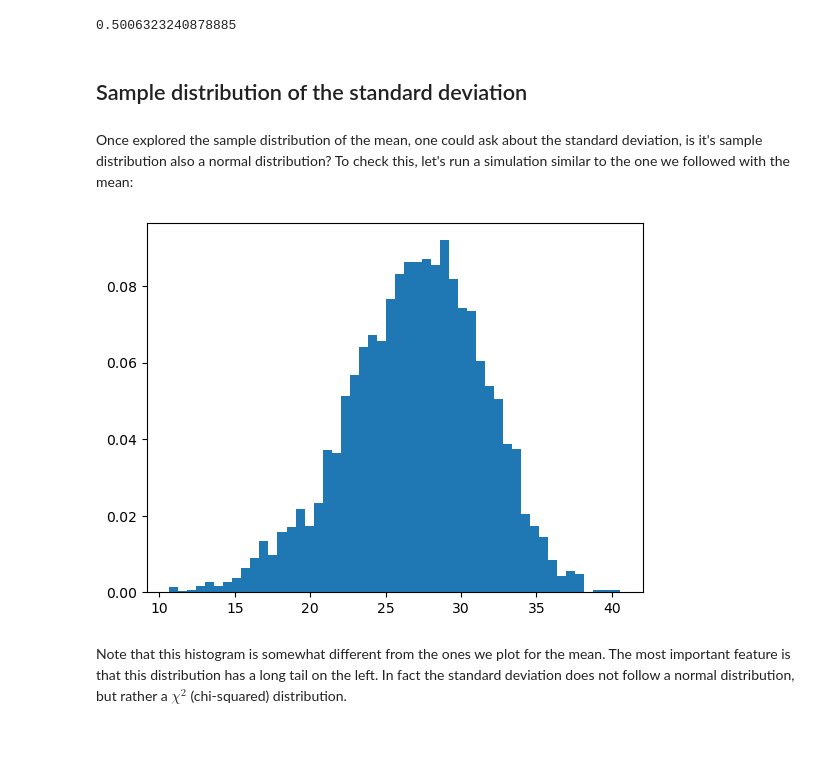
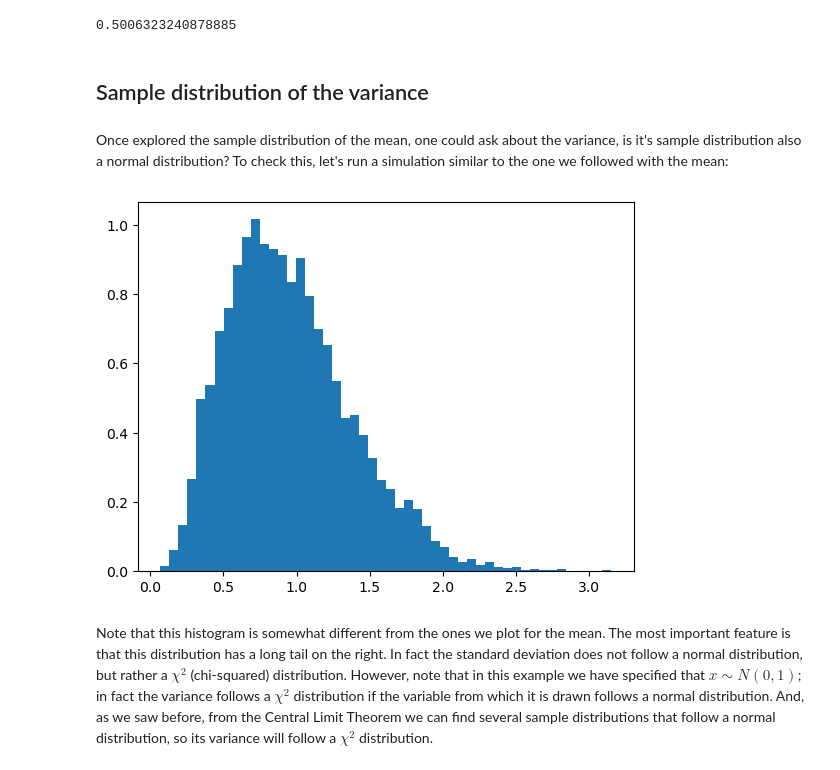
Before and after one commit to contreras-juan/Data-Science, a Jupyter notebook: 3_Statistics/3.5_Statistical inference_I.ipynb, the cells around one changed output. Drawn from its saved outputs; the diff is of its cells as text; code cells hidden in the pictures; blank space fills up the shorter version.

```diff
--- a/3_Statistics/3.5_Statistical inference_I.ipynb
+++ b/3_Statistics/3.5_Statistical inference_I.ipynb
@@ -151,29 +151,27 @@ np.mean(prop)
 # %% [output]
 0.5006323240878885
 # %% [markdown]
-<h2> Sample distribution of the standard deviation </h2>
+<h2> Sample distribution of the variance </h2>
 # %% [markdown]
-Once explored the sample distribution of the mean, one could ask about the standard deviation, is it's sample distribution also a normal distribution? To check this, let's run a simulation similar to the one we followed with the mean:
+Once explored the sample distribution of the mean, one could ask about the variance, is it's sample distribution also a normal distribution? To check this, let's run a simulation similar to the one we followed with the mean:
 # %%
 random.seed(1234)
 
-x = []
-for k in range(1000):
-
-    x.append(random.randint(0, 100))
+x = np.random.normal(size=1000)
+x = list(x)
 
 sd = []
 
 for k in range(5000):
 
     sample = random.sample(x, 10)
 
 #    s_sample = (sample - np.mean(sample))/(np.std(sample)/np.sqrt(k))
 
-    sd.append(np.std(sample))
+    sd.append(np.var(sample))
 
 plt.hist(sd, bins=50, density=True);
 # %% [output]
-[figure, old version]
+[figure, new version]
 # %% [markdown]
-Note that this histogram is somewhat different from the ones we plot for the mean. The most important feature is that this distribution has a long tail on the left. In fact the standard deviation does not follow a normal distribution, but rather a $\chi^2$ (chi-squared) distribution.
+Note that this histogram is somewhat different from the ones we plot for the mean. The most important feature is that this distribution has a long tail on the right. In fact the standard deviation does not follow a normal distribution, but rather a $\chi^2$ (chi-squared) distribution. However, note that in this example we have specified that $x \sim N(0, 1)$; in fact the variance follows a $\chi^2$ distribution if the variable from which it is drawn follows a normal distribution. And, as we saw before, from the Central Limit Theorem we can find several sample distributions that follow a normal distribution, so its variance will follow a $\chi^2$ distribution.
```
